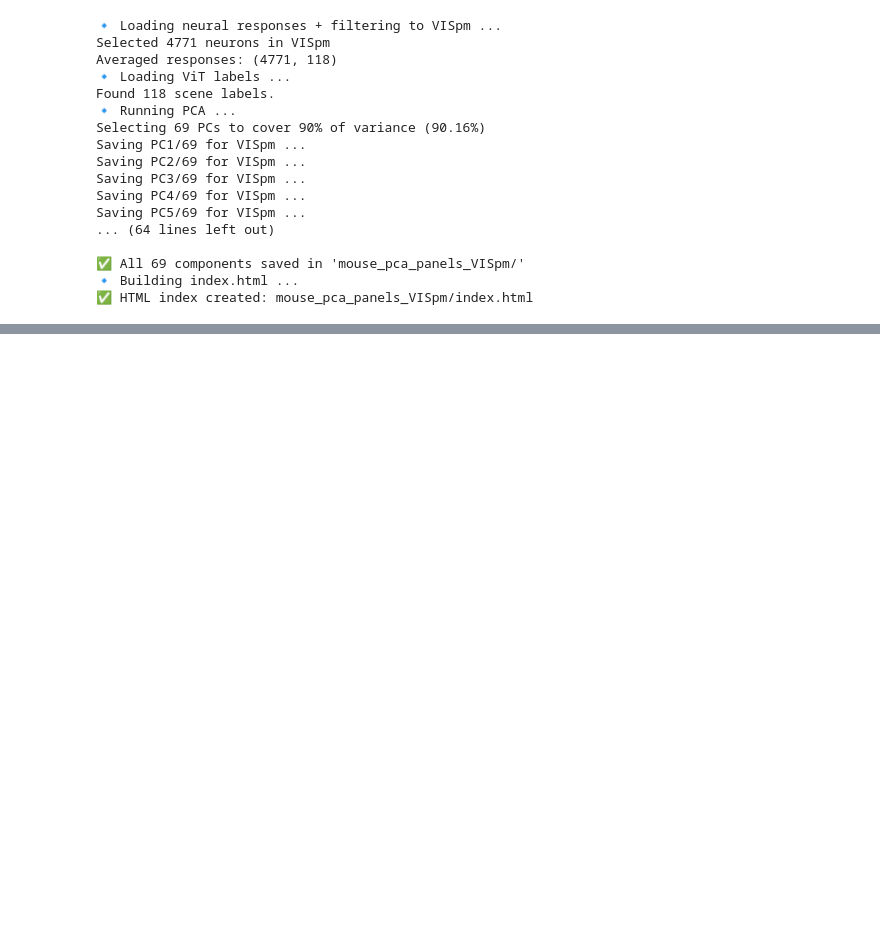
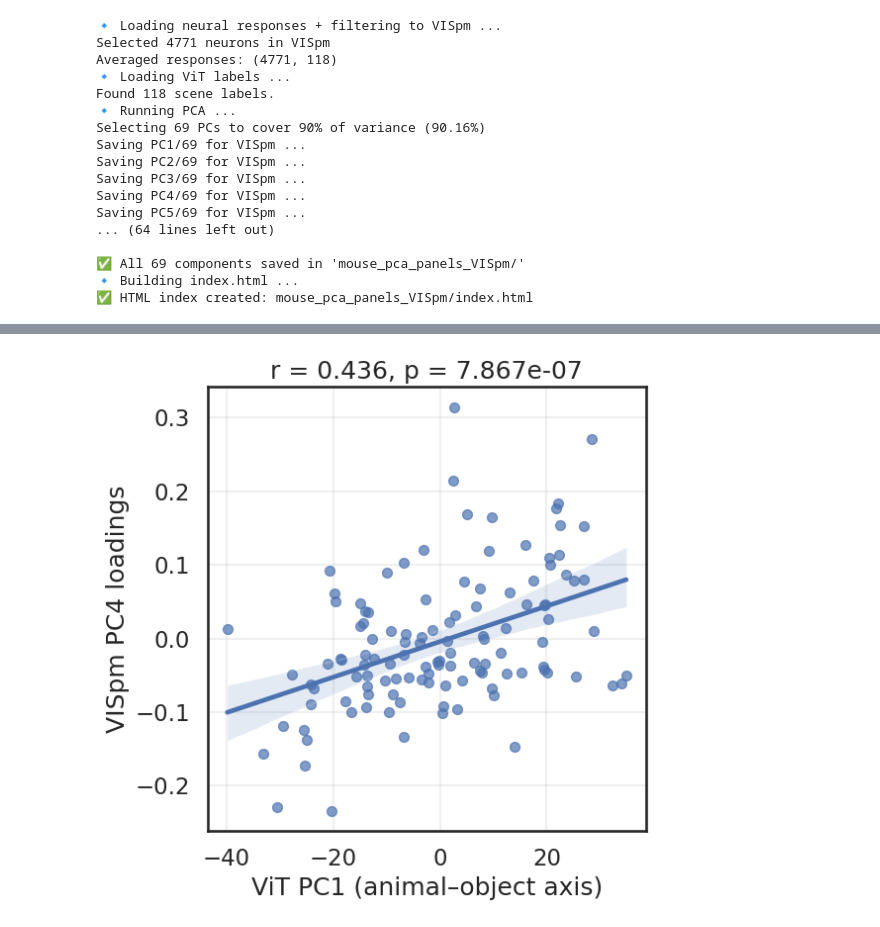
Before and after one commit to mariakesa/MITNeuralComputation, a Jupyter notebook: visualization/VISpm.ipynb, the cells around one changed output, grey strips where cells are left out. Cells and saved outputs as stored; diff of their text form; code cells hidden in the pictures; blank space fills up the shorter version.

Commit message:
statistical test

```diff
--- a/visualization/VISpm.ipynb
+++ b/visualization/VISpm.ipynb
@@ -240,3 +240,95 @@ Saving PC5/69 for VISpm ...
 ✅ All 69 components saved in 'mouse_pca_panels_VISpm/'
 🔹 Building index.html ...
 ✅ HTML index created: mouse_pca_panels_VISpm/index.html
+# %%
+#!/usr/bin/env python3
+"""
+Correlate ViT PC1 (animal–object axis) with VISpm PC4 loadings.
+"""
+
+import numpy as np
+import pickle
+from sklearn.decomposition import PCA
+from scipy.stats import pearsonr
+import matplotlib.pyplot as plt
+import seaborn as sns
+from scipy.special import softmax
+from skbio.stats.composition import clr
+
+# ---------------------------------------------------------------
+# CONFIG
+# ---------------------------------------------------------------
+VIT_PATH = '/home/maria/Documents/HuggingMouseData/MouseViTEmbeddings/google_vit-base-patch16-224_embeddings_logits.pkl'
+NEURAL_PATH = '/home/maria/LuckyMouse/pixel_transformer_neuro/data/processed/hybrid_neural_responses.npy'
+AREAS_PATH = 'brain_area.npy'
+AREA_NAME = 'VISpm'
+n_images, n_trials = 118, 50
+np.random.seed(0)
+
+# ---------------------------------------------------------------
+# LOAD ViT EMBEDDINGS AND RUN PCA
+# ---------------------------------------------------------------
+print("🔹 Loading ViT embeddings ...")
+with open(VIT_PATH, 'rb') as f:
+    vit_arr = pickle.load(f)['natural_scenes']
+X = softmax(vit_arr, axis=1)
+X_clr = clr(X + 1e-12)
+
+pca_vit = PCA(n_components=10, random_state=0)
+U_vit = pca_vit.fit_transform(X_clr)
+print(f"ViT embeddings: {U_vit.shape} (images × PCs)")
+
+# ---------------------------------------------------------------
+# LOAD NEURAL DATA AND FILTER TO VISpm
+# ---------------------------------------------------------------
+print(f"🔹 Loading neural data ({AREA_NAME}) ...")
+dat = np.load(NEURAL_PATH, mmap_mode='r')
+areas = np.load(AREAS_PATH, allow_pickle=True)
+mask = areas == AREA_NAME
+dat = dat[mask]
+n_neurons, n_total = dat.shape
+n_time = n_total // (n_images * n_trials)
+dat = dat.reshape(n_neurons, n_images, n_trials, n_time)
+X_mean = dat.mean(axis=(2, 3))  # (neurons × images)
+
+# Run PCA
+pca_neuro = PCA(n_components=10, random_state=0)
+U_neuro = pca_neuro.fit_transform(X_mean - X_mean.mean(axis=0))
+V_neuro = pca_neuro.components_.T
+print(f"Neural loadings shape: {V_neuro.shape} (images × PCs)")
+
+# ---------------------------------------------------------------
+# EXTRACT THE TWO PC VECTORS TO COMPARE
+# ---------------------------------------------------------------
+vit_pc1 = U_vit[:, 0]
+vispm_pc4 = V_neuro[:, 3]   # PC4 (index 3 if 0-based)
+
+# ---------------------------------------------------------------
+# CORRELATION AND PERMUTATION TEST
+# ---------------------------------------------------------------
+r, p = pearsonr(vit_pc1, vispm_pc4)
+print(f"Pearson correlation: r = {r:.3f}, p = {p:.3e}")
+
+# Permutation test
+n_perm = 1000
+perm_r = np.zeros(n_perm)
+for i in range(n_perm):
+    perm_r[i] = np.corrcoef(vit_pc1, np.random.permutation(vispm_pc4))[0, 1]
+
+p_perm = np.mean(np.abs(perm_r) >= abs(r))
+print(f"Permutation test (|r|>=observed): p_perm = {p_perm:.3f}")
+
+# ---------------------------------------------------------------
+# PLOT
+# ---------------------------------------------------------------
+sns.set(style="white", context="talk")
+plt.figure(figsize=(6, 6))
+sns.regplot(x=vit_pc1, y=vispm_pc4, scatter_kws=dict(alpha=0.7, s=50))
+plt.xlabel("ViT PC1 (animal–object axis)")
+plt.ylabel("VISpm PC4 loadings")
+plt.title(f"r = {r:.3f}, p = {p:.3e}")
+plt.grid(True, alpha=0.3)
+plt.tight_layout()
+plt.savefig("vit_vispm_correlation.png", dpi=200)
+plt.show()
+# %% [output]
@@ -242,0 +341 @@ Saving PC5/69 for VISpm ...
+[figure, added]
```
Also changed, not shown: parts of 2 cells of this notebook, 6 other files.
